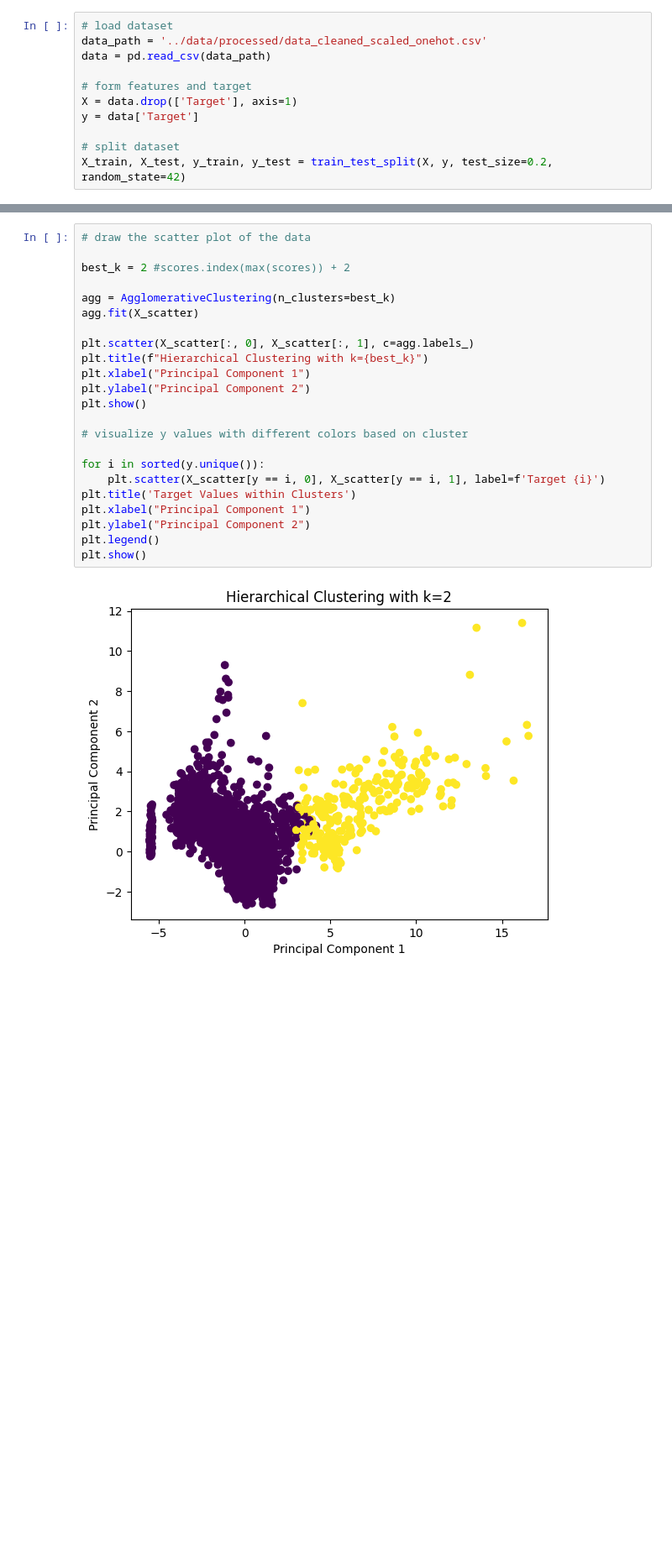
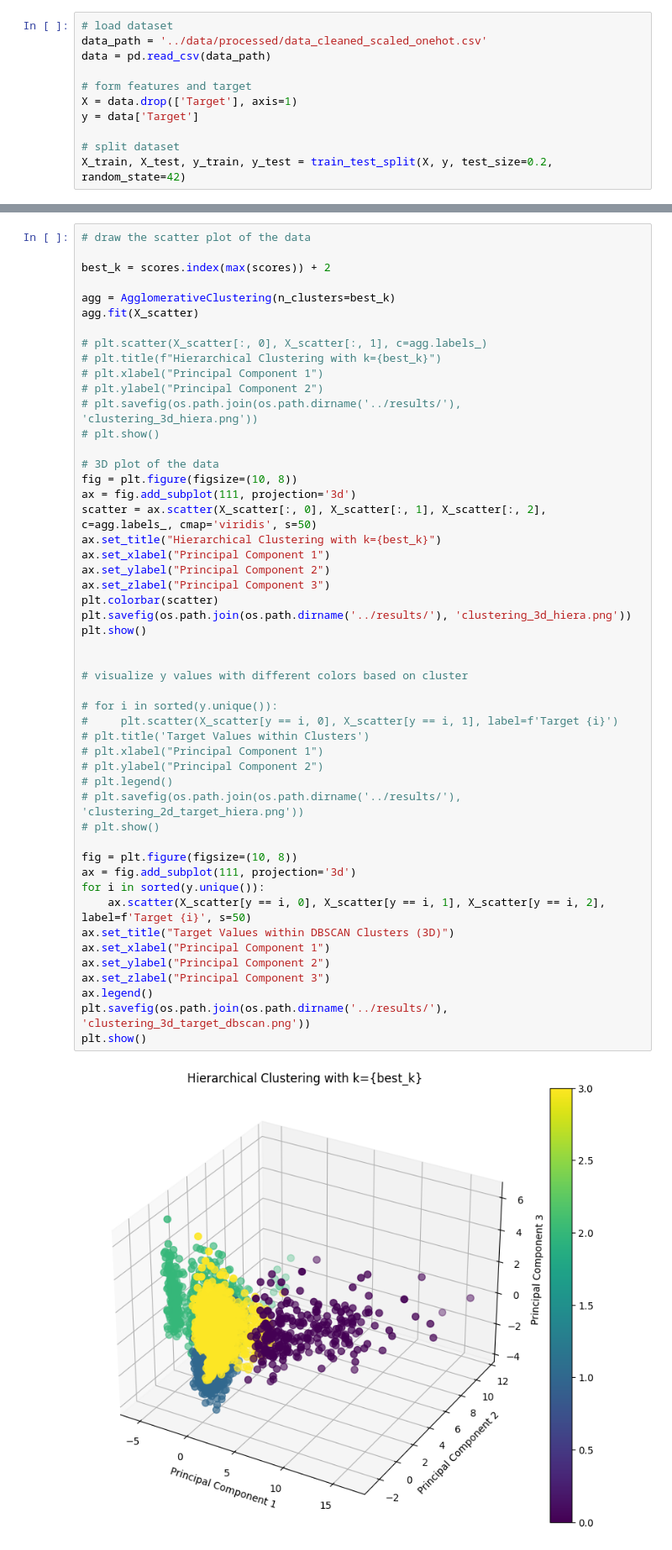
Before and after one commit to jnqian99/academic-performance, a Jupyter notebook: notebooks/3_cluster.ipynb, the cells around one changed output, grey strips where cells are left out. Shown at 84% size. Cells and saved outputs as stored; diff of their text form; blank space fills up the shorter version.

Commit message:
update clustering
added DBSCAN
updated kmeans

```diff
--- a/notebooks/3_cluster.ipynb
+++ b/notebooks/3_cluster.ipynb
@@ -146,25 +142,52 @@ k=10, score=0.08042449244925022
 # %%
 # draw the scatter plot of the data
 
-best_k = 2 #scores.index(max(scores)) + 2
+best_k = scores.index(max(scores)) + 2
 
 agg = AgglomerativeClustering(n_clusters=best_k)
 agg.fit(X_scatter)
 
-plt.scatter(X_scatter[:, 0], X_scatter[:, 1], c=agg.labels_)
-plt.title(f"Hierarchical Clustering with k={best_k}")
-plt.xlabel("Principal Component 1")
-plt.ylabel("Principal Component 2")
+# plt.scatter(X_scatter[:, 0], X_scatter[:, 1], c=agg.labels_)
+# plt.title(f"Hierarchical Clustering with k={best_k}")
+# plt.xlabel("Principal Component 1")
+# plt.ylabel("Principal Component 2")
+# plt.savefig(os.path.join(os.path.dirname('../results/'), 'clustering_3d_hiera.png'))
+# plt.show()
+
+# 3D plot of the data
+fig = plt.figure(figsize=(10, 8))
+ax = fig.add_subplot(111, projection='3d')
+scatter = ax.scatter(X_scatter[:, 0], X_scatter[:, 1], X_scatter[:, 2], c=agg.labels_, cmap='viridis', s=50)
+ax.set_title("Hierarchical Clustering with k={best_k}")
+ax.set_xlabel("Principal Component 1")
+ax.set_ylabel("Principal Component 2")
+ax.set_zlabel("Principal Component 3")
+plt.colorbar(scatter)
+plt.savefig(os.path.join(os.path.dirname('../results/'), 'clustering_3d_hiera.png'))
 plt.show()
+
 
 # visualize y values with different colors based on cluster
 
+# for i in sorted(y.unique()):
+#     plt.scatter(X_scatter[y == i, 0], X_scatter[y == i, 1], label=f'Target {i}')
+# plt.title('Target Values within Clusters')
+# plt.xlabel("Principal Component 1")
+# plt.ylabel("Principal Component 2")
+# plt.legend()
+# plt.savefig(os.path.join(os.path.dirname('../results/'), 'clustering_2d_target_hiera.png'))
+# plt.show()
+
+fig = plt.figure(figsize=(10, 8))
+ax = fig.add_subplot(111, projection='3d')
 for i in sorted(y.unique()):
-    plt.scatter(X_scatter[y == i, 0], X_scatter[y == i, 1], label=f'Target {i}')
-plt.title('Target Values within Clusters')
-plt.xlabel("Principal Component 1")
-plt.ylabel("Principal Component 2")
-plt.legend()
+    ax.scatter(X_scatter[y == i, 0], X_scatter[y == i, 1], X_scatter[y == i, 2], label=f'Target {i}', s=50)
+ax.set_title("Target Values within DBSCAN Clusters (3D)")
+ax.set_xlabel("Principal Component 1")
+ax.set_ylabel("Principal Component 2")
+ax.set_zlabel("Principal Component 3")
+ax.legend()
+plt.savefig(os.path.join(os.path.dirname('../results/'), 'clustering_3d_target_dbscan.png'))
 plt.show()
 # %% [output]
-[figure, old version]
+[figure, new version]
```
Also changed, not shown: parts of 11 cells of this notebook.
